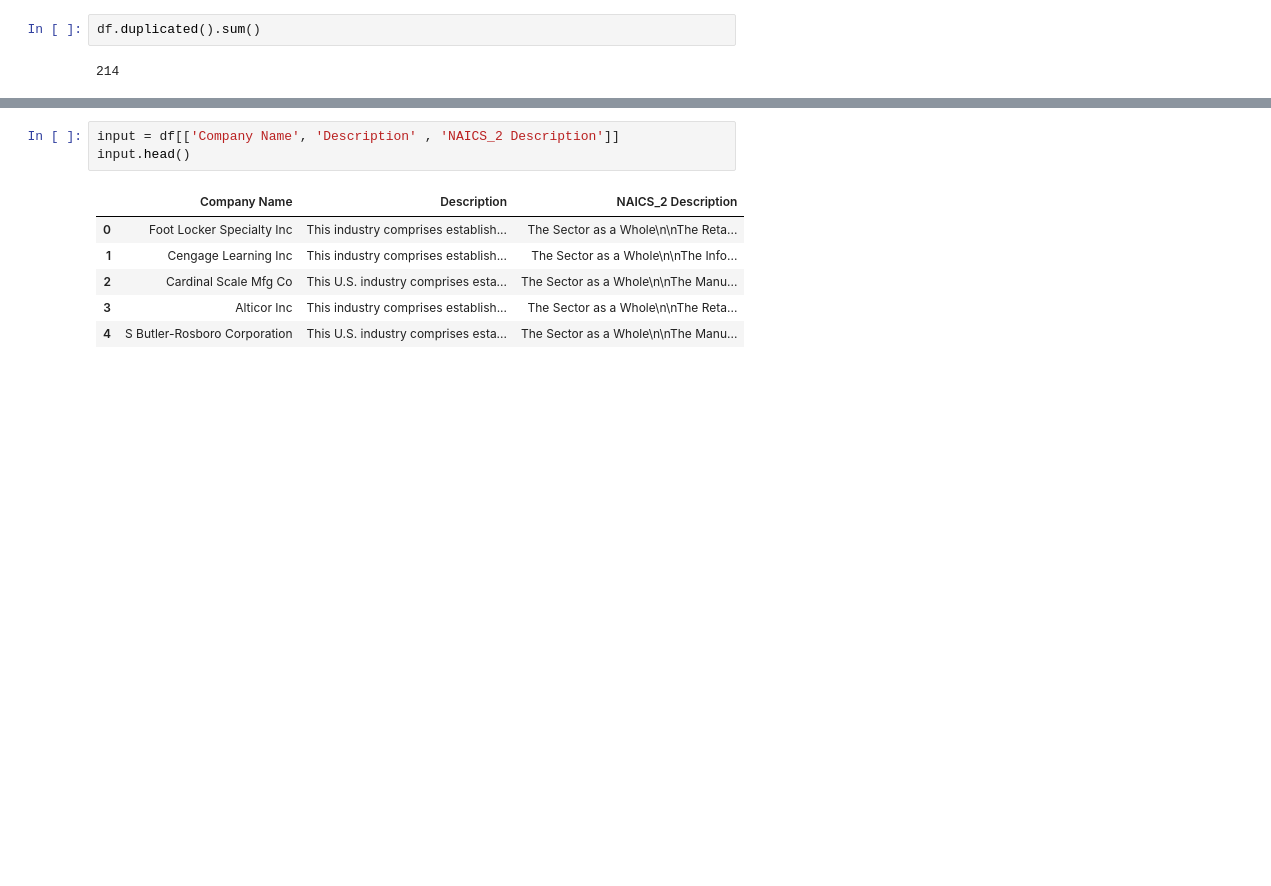
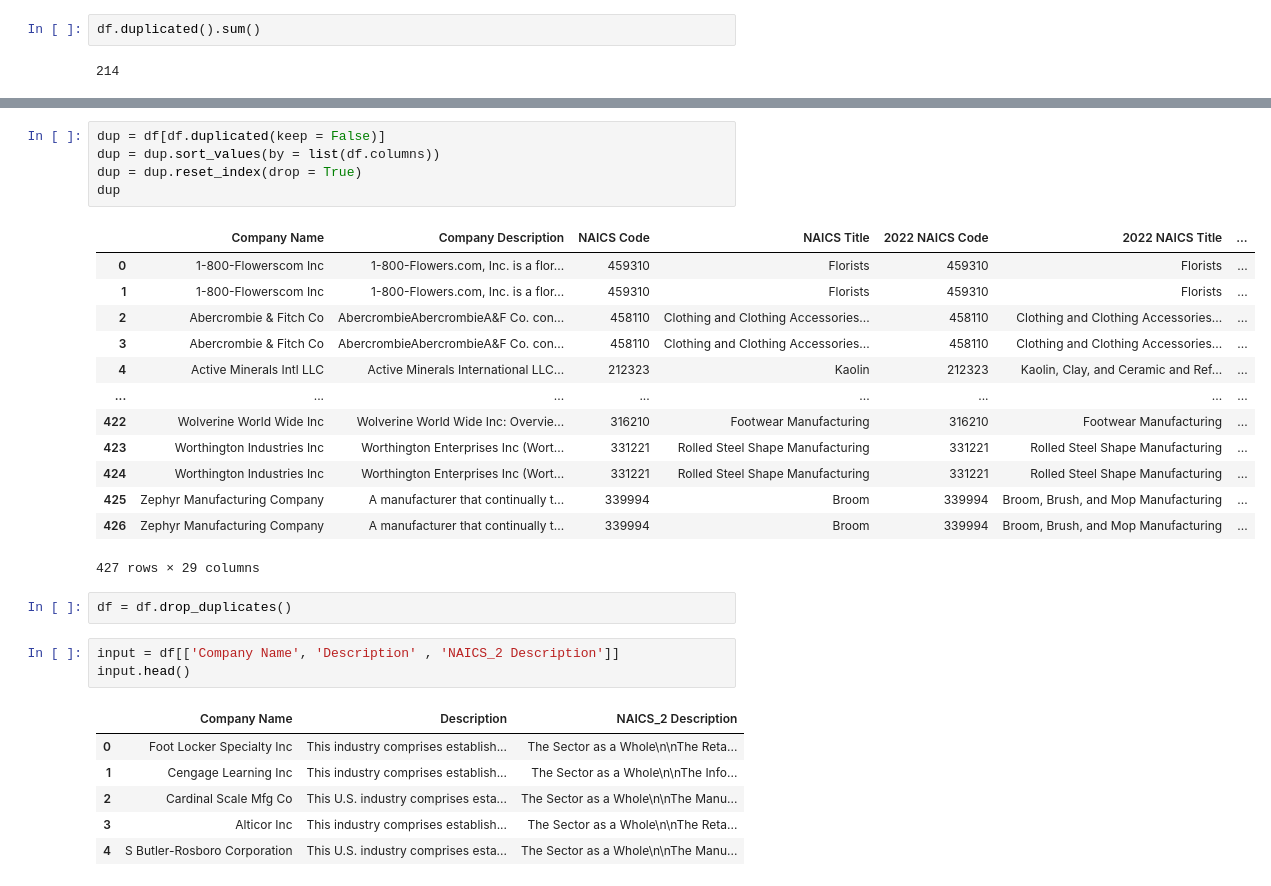
Before and after one commit to kathytran88/ClimateTurtles-ExioNaics-LLM-emissions-estimation, a Jupyter notebook: climateTurtle.ipynb, the cells around one changed output, grey strips where cells are left out. Cells and saved outputs as stored; diff of their text form; blank space fills up the shorter version.

```diff
--- a/climateTurtle.ipynb
+++ b/climateTurtle.ipynb
@@ -70,3 +83,24 @@ df.duplicated().sum()
+# %%
+dup = df[df.duplicated(keep = False)]
+dup = dup.sort_values(by = list(df.columns))
+dup = dup.reset_index(drop = True)
+dup
+# %% [output]
+|  | Company Name | Company Description | NAICS Code | NAICS Title | 2022 NAICS Code | 2022 NAICS Title | ... |
+| 0 | 1-800-Flowerscom Inc | 1-800-Flowers.com, Inc. is a flor... | 459310 | Florists | 459310 | Florists | ... |
+| 1 | 1-800-Flowerscom Inc | 1-800-Flowers.com, Inc. is a flor... | 459310 | Florists | 459310 | Florists | ... |
+| 2 | Abercrombie & Fitch Co | AbercrombieAbercrombieA&F Co. con... | 458110 | Clothing and Clothing Accessories... | 458110 | Clothing and Clothing Accessories... | ... |
+| 3 | Abercrombie & Fitch Co | AbercrombieAbercrombieA&F Co. con... | 458110 | Clothing and Clothing Accessories... | 458110 | Clothing and Clothing Accessories... | ... |
+| 4 | Active Minerals Intl LLC | Active Minerals International LLC... | 212323 | Kaolin | 212323 | Kaolin, Clay, and Ceramic and Ref... | ... |
+| ... | ... | ... | ... | ... | ... | ... | ... |
+| 422 | Wolverine World Wide Inc | Wolverine World Wide Inc: Overvie... | 316210 | Footwear Manufacturing | 316210 | Footwear Manufacturing | ... |
+| 423 | Worthington Industries Inc | Worthington Enterprises Inc (Wort... | 331221 | Rolled Steel Shape Manufacturing | 331221 | Rolled Steel Shape Manufacturing | ... |
+| 424 | Worthington Industries Inc | Worthington Enterprises Inc (Wort... | 331221 | Rolled Steel Shape Manufacturing | 331221 | Rolled Steel Shape Manufacturing | ... |
+| 425 | Zephyr Manufacturing Company | A manufacturer that continually t... | 339994 | Broom | 339994 | Broom, Brush, and Mop Manufacturing | ... |
+| 426 | Zephyr Manufacturing Company | A manufacturer that continually t... | 339994 | Broom | 339994 | Broom, Brush, and Mop Manufacturing | ... |
+427 rows × 29 columns
+# %%
+df = df.drop_duplicates()
 # %%
 input = df[['Company Name', 'Description' , 'NAICS_2 Description']]
 input.head()
```
Also changed, not shown: parts of 1 cell of this notebook.
